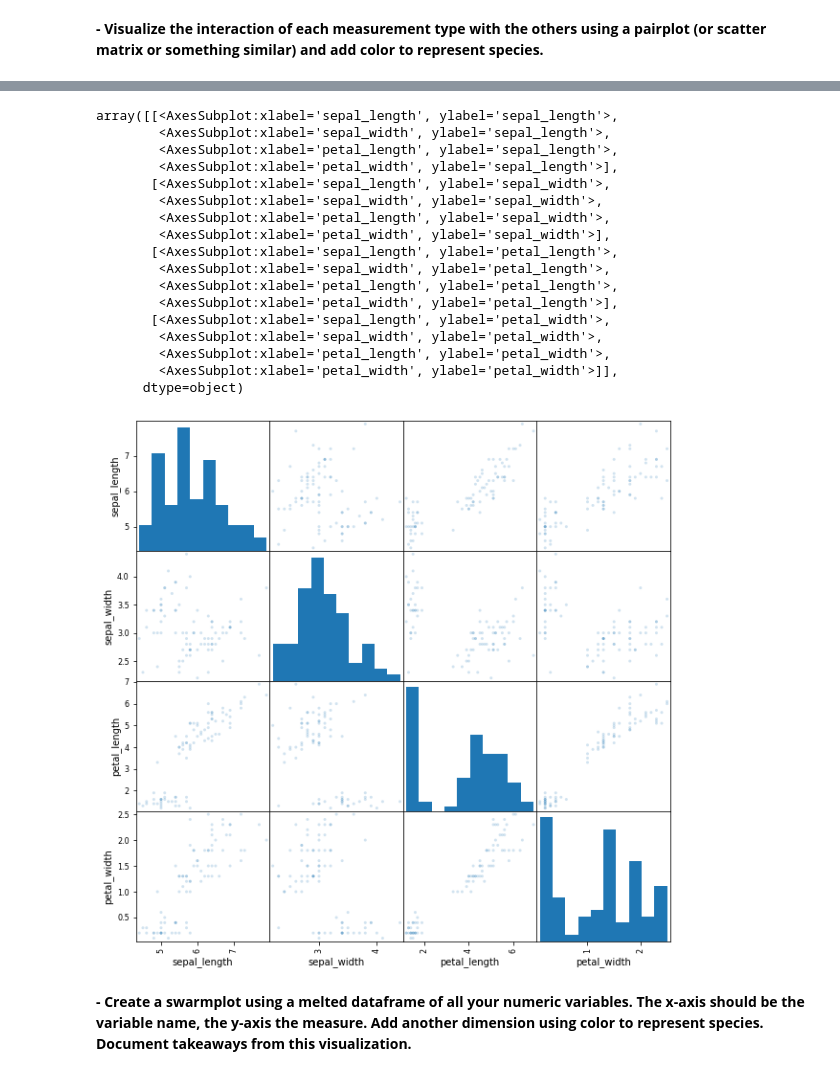
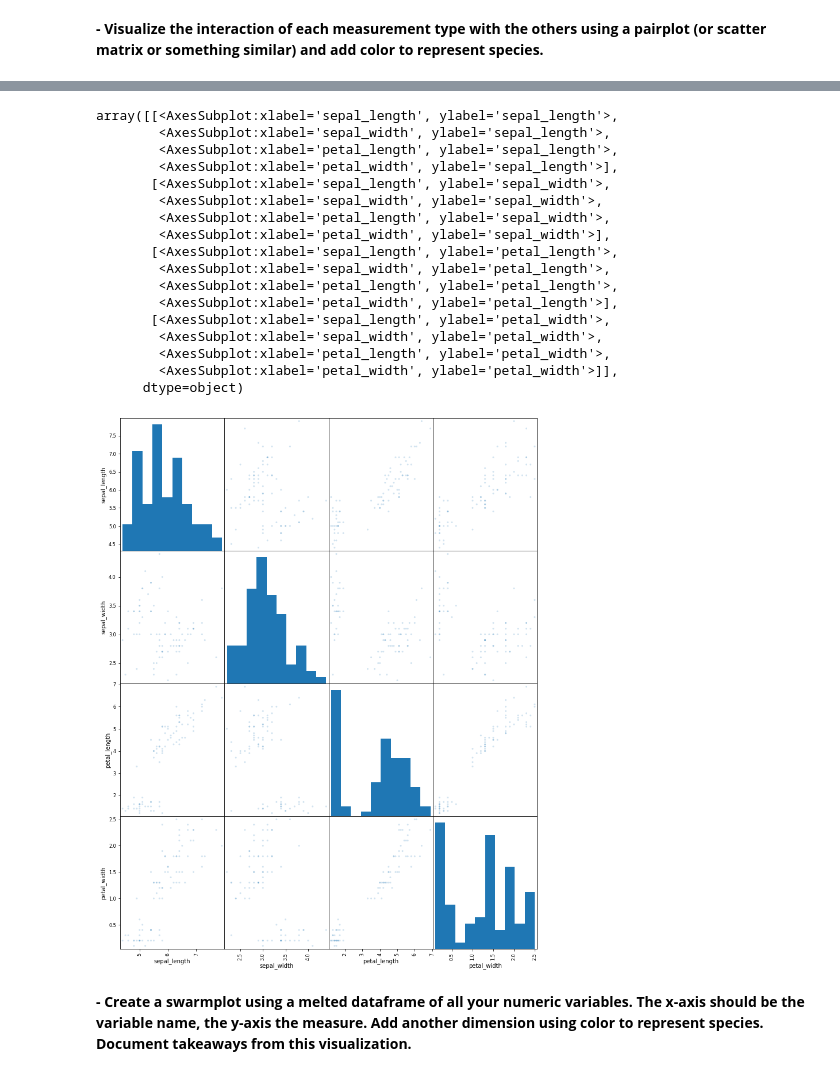
Before and after one commit to cindyvillanuevads/classification-exercises, a Jupyter notebook: classification_exercises.ipynb, the cells around one changed output, grey strips where cells are left out. Saved outputs shown, nothing was run; the diff lists cells and outputs as text; code cells hidden in the pictures.

```diff
--- a/classification_exercises.ipynb
+++ b/classification_exercises.ipynb
@@ -1444,25 +1442,26 @@ sns.pairplot(i_train.drop(columns = ['species_versicolor', 'species_virginica'])
 [figure]
 # %%
-pd.plotting.scatter_matrix(i_train.drop(columns = ['species_versicolor', 'species_virginica']), alpha=0.2,  figsize=(10,10))
+
+pd.plotting.scatter_matrix(i_train.drop(columns = ['species_versicolor', 'species_virginica']), alpha=0.2,  figsize=(13,17))
 # %% [output]
 array([[<AxesSubplot:xlabel='sepal_length', ylabel='sepal_length'>,
         <AxesSubplot:xlabel='sepal_width', ylabel='sepal_length'>,
         <AxesSubplot:xlabel='petal_length', ylabel='sepal_length'>,
         <AxesSubplot:xlabel='petal_width', ylabel='sepal_length'>],
        [<AxesSubplot:xlabel='sepal_length', ylabel='sepal_width'>,
         <AxesSubplot:xlabel='sepal_width', ylabel='sepal_width'>,
         <AxesSubplot:xlabel='petal_length', ylabel='sepal_width'>,
         <AxesSubplot:xlabel='petal_width', ylabel='sepal_width'>],
        [<AxesSubplot:xlabel='sepal_length', ylabel='petal_length'>,
         <AxesSubplot:xlabel='sepal_width', ylabel='petal_length'>,
         <AxesSubplot:xlabel='petal_length', ylabel='petal_length'>,
         <AxesSubplot:xlabel='petal_width', ylabel='petal_length'>],
        [<AxesSubplot:xlabel='sepal_length', ylabel='petal_width'>,
         <AxesSubplot:xlabel='sepal_width', ylabel='petal_width'>,
         <AxesSubplot:xlabel='petal_length', ylabel='petal_width'>,
         <AxesSubplot:xlabel='petal_width', ylabel='petal_width'>]],
       dtype=object)
-[figure, old version]
+[figure, new version]
 # %% [markdown]
 **- Create a swarmplot using a melted dataframe of all your numeric variables. The x-axis should be the variable name, the y-axis the measure. Add another dimension using color to represent species. Document takeaways from this visualization.**
 # %%
```
Also changed, not shown: parts of 37 cells of this notebook.
